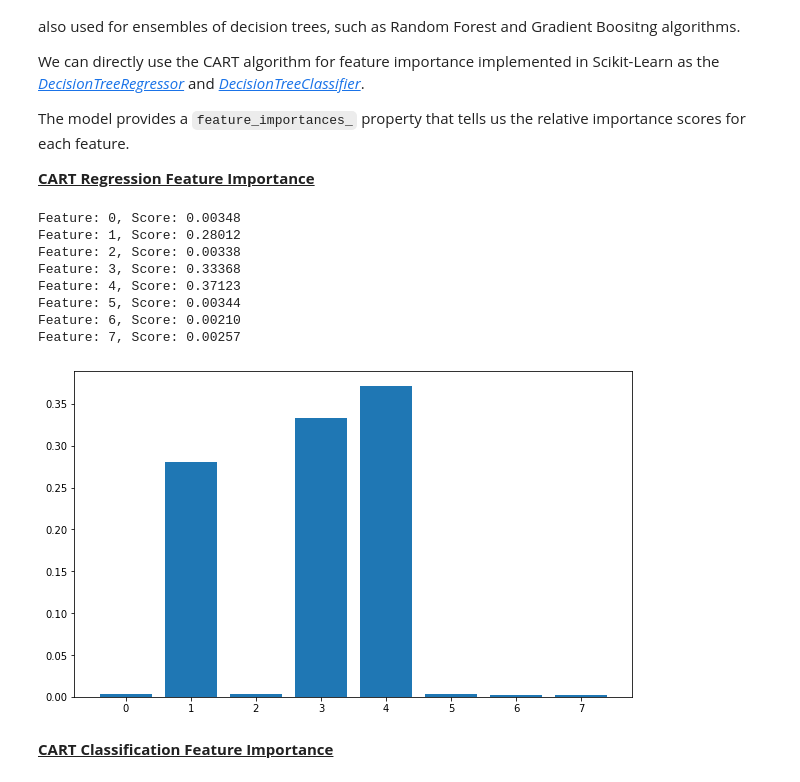
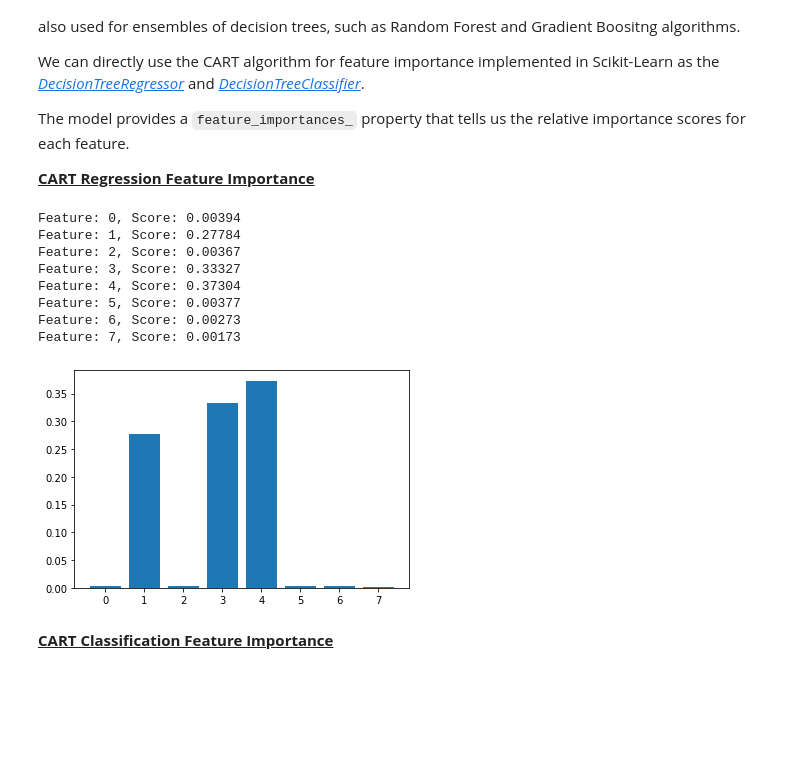
Before and after one commit to MachineLearningJournalClub/HowToTackleAMLCompetition, a Jupyter notebook: HowToTackleAMLCompetition/Lecture1|FeatureProcessing.ipynb, the cells around one changed output. Saved outputs shown, nothing was run; the diff lists cells and outputs as text; code cells hidden in the pictures; blank space fills up the shorter version.

```diff
--- a/HowToTackleAMLCompetition/Lecture1|FeatureProcessing.ipynb
+++ b/HowToTackleAMLCompetition/Lecture1|FeatureProcessing.ipynb
@@ -550,30 +553,31 @@ The model provides a ``feature_importances_``
 
 **<ins>CART Regression Feature Importance</ins>**
 # %%
+# decision tree for feature importance on a regression problem
 from sklearn.tree import DecisionTreeRegressor
-
+from matplotlib import pyplot as plt
+# define the model
 model = DecisionTreeRegressor()
+# fit the model
 model.fit(X_reg, y_reg)
-
+# get importance
 importance = model.feature_importances_
-
+# summarize feature importance
 for i,v in enumerate(importance):
-	print("Feature: %0d, Score: %.5f" %(i,v))
-
-
-plt.figure(figsize = (10,6))
+	print('Feature: %0d, Score: %.5f' % (i,v))
+# plot feature importance
 plt.bar([x for x in range(len(importance))], importance)
 plt.show()
 # %% [output]
-Feature: 0, Score: 0.00348
-Feature: 1, Score: 0.28012
-Feature: 2, Score: 0.00338
-Feature: 3, Score: 0.33368
-Feature: 4, Score: 0.37123
-Feature: 5, Score: 0.00344
-Feature: 6, Score: 0.00210
-Feature: 7, Score: 0.00257
+Feature: 0, Score: 0.00394
+Feature: 1, Score: 0.27784
+Feature: 2, Score: 0.00367
+Feature: 3, Score: 0.33327
+Feature: 4, Score: 0.37304
+Feature: 5, Score: 0.00377
+Feature: 6, Score: 0.00273
+Feature: 7, Score: 0.00173
-[figure, old version]
+[figure, new version]
 # %% [markdown]
 
 **<ins>CART Classification Feature Importance</ins>**
```
Also changed, not shown: parts of 55 cells of this notebook.
